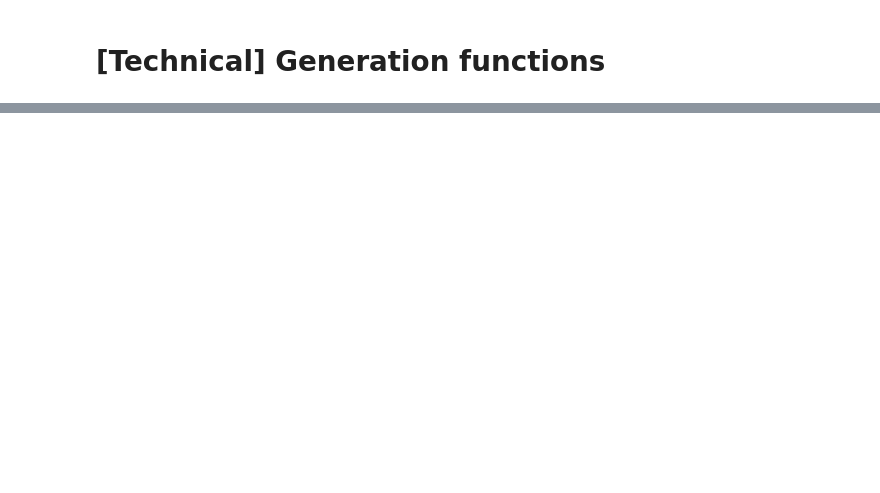
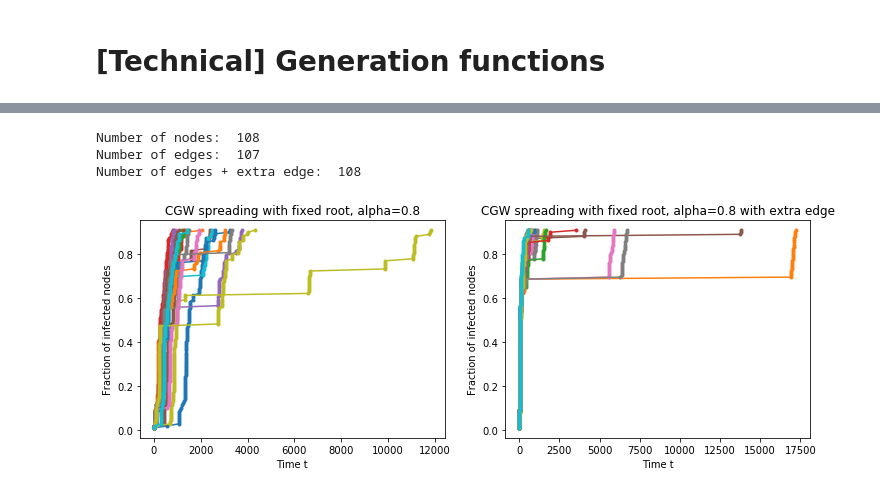
Before and after one commit to an-medvedev/cgw_er, a Jupyter notebook: CGW_ERSimulations.ipynb, the cells around one changed output, grey strips where cells are left out. Drawn from its saved outputs; the diff is of its cells as text; code cells hidden in the pictures; blank space fills up the shorter version.

```diff
--- a/CGW_ERSimulations.ipynb
+++ b/CGW_ERSimulations.ipynb
@@ -179,13 +21,0 @@ ValueError: max() arg is an empty sequence
-# %%
-# TEST
-n=1000
-p=1/n+2/np.power(n,4/3)
-g = nx.erdos_renyi_graph(n,p)
-graphs = list(nx.connected_component_subgraphs(g))
-print(len(graphs))
-h = max(graphs, key=lambda x: nx.number_of_nodes(x))
-root_marks = [False for i in range(0,nx.number_of_nodes(g))]
-default_weights = [0 for i in range(0,nx.number_of_edges(g))]
-nx.set_node_attributes(h,'root',root_marks)
-nx.set_edge_attributes(h, 'weight', default_weights)
-print(nx.info(h))
@@ -241,0 +124,47 @@ Number of nodes:  435
+# %%
+depth = 20
+cgw = generateCGWConditionedDepth(depth)
+cgw_e = addExtraEdgeCGW(cgw)
+print('Number of nodes: ', nx.number_of_nodes(cgw))
+print('Number of edges: ', nx.number_of_edges(cgw))
+print('Number of edges + extra edge: ', nx.number_of_edges(cgw_e))
+# %% [output]
+Number of nodes:  108
+Number of edges:  107
+Number of edges + extra edge:  108
+# %%
+alpha = 0.8
+M=400
+num_repetitions = 20
+fig = plt.figure(figsize=(12,4))
+plt.subplot(121)
+pool = mp.Pool(processes=4)
+seeds = [np.random.randint(0,4294967295) for i in range(0,num_repetitions)]
+parallel_results = [pool.apply_async(getAverageSpreadingCurve, args=(M,s,cgw,0,alpha)) for s in seeds]
+for p in parallel_results:
+    result = p.get()
+    averageT = result[0]
+    fractionT = result[1]
+    plt.plot(averageT[:-10], fractionT[:-10], marker='.')
+
+plt.title('CGW spreading with fixed root, alpha=' + str(alpha))
+plt.xlabel('Time t')
+plt.ylabel('Fraction of infected nodes')
+
+plt.subplot(122)
+pool = mp.Pool(processes=4)
+seeds = [np.random.randint(0,4294967295) for i in range(0,num_repetitions)]
+parallel_results = [pool.apply_async(getAverageSpreadingCurve, args=(M,s,cgw_e,0,alpha)) for s in seeds]
+for p in parallel_results:
+    result = p.get()
+    averageT = result[0]
+    fractionT = result[1]
+    plt.plot(averageT[:-10], fractionT[:-10], marker='.')
+
+plt.title('CGW spreading with fixed root, alpha=' + str(alpha) + ' with extra edge')
+plt.xlabel('Time t')
+plt.ylabel('Fraction of infected nodes')
+
+plt.show()
+# %% [output]
+[figure, added]
```
Also changed, not shown: parts of 60 cells of this notebook, 1 other file.
